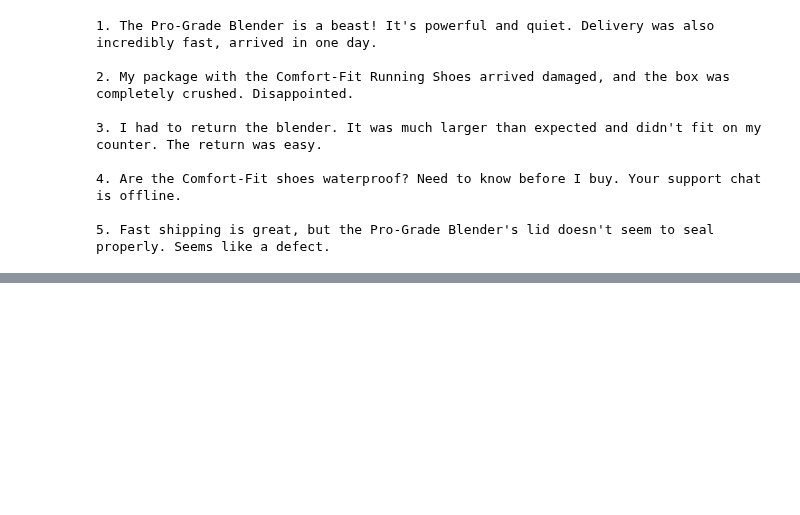
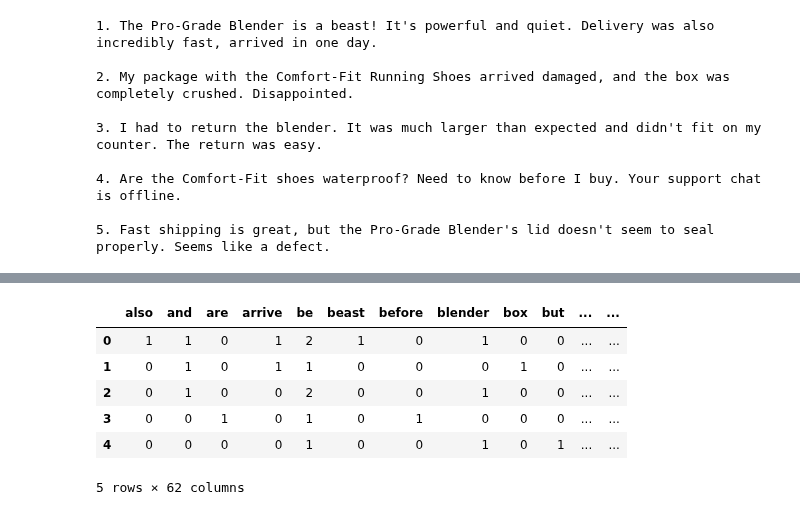
Before and after one commit to dataprogpy/code-samples, a Jupyter notebook: starter_files/10_text_analysis.ipynb, the cells around one changed output, grey strips where cells are left out. Saved outputs shown, nothing was run; the diff lists cells and outputs as text; code cells hidden in the pictures; blank space fills up the shorter version.

```diff
--- a/starter_files/10_text_analysis.ipynb
+++ b/starter_files/10_text_analysis.ipynb
@@ -241,0 +310,10 @@ stemmed_tokens: ['pro-grad', 'blender', 'beast', '!', "'s", 'power', 'quiet', '.
+# %%
+vectorizer = CountVectorizer()
+
+document_term_matrix = vectorizer.fit_transform(processed_corpus)
+
+vocabulary = vectorizer.get_feature_names_out()
+
+df_bow = pd.DataFrame(document_term_matrix.toarray(), columns=vocabulary)
+
+print("Vocabulary:", vocabulary)
@@ -241,0 +328,10 @@ stemmed_tokens: ['pro-grad', 'blender', 'beast', '!', "'s", 'power', 'quiet', '.
+# %%
+df_bow
+# %% [output]
+|  | also | and | are | arrive | be | beast | before | blender | box | but | ... | ... |
+| 0 | 1 | 1 | 0 | 1 | 2 | 1 | 0 | 1 | 0 | 0 | ... | ... |
+| 1 | 0 | 1 | 0 | 1 | 1 | 0 | 0 | 0 | 1 | 0 | ... | ... |
+| 2 | 0 | 1 | 0 | 0 | 2 | 0 | 0 | 1 | 0 | 0 | ... | ... |
+| 3 | 0 | 0 | 1 | 0 | 1 | 0 | 1 | 0 | 0 | 0 | ... | ... |
+| 4 | 0 | 0 | 0 | 0 | 1 | 0 | 0 | 1 | 0 | 1 | ... | ... |
+5 rows × 62 columns
```
Also changed, not shown: parts of 12 cells of this notebook.
